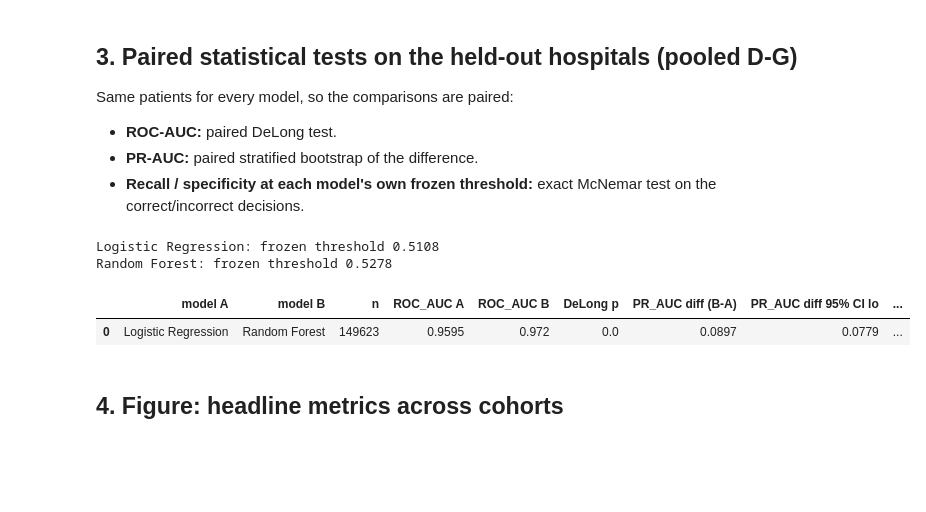
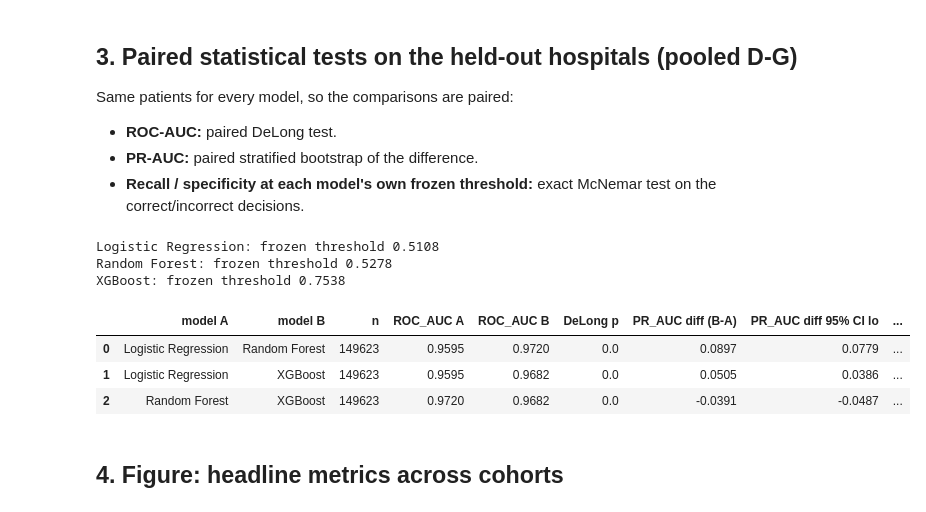
Before and after one commit to aree22-hafeez/LeukoGuard_Project, a Jupyter notebook: notebooks/08_Final_Model_Comparison.ipynb, the cells around one changed output. Drawn from its saved outputs; the diff is of its cells as text; code cells hidden in the pictures; blank space fills up the shorter version.

```diff
--- a/notebooks/08_Final_Model_Comparison.ipynb
+++ b/notebooks/08_Final_Model_Comparison.ipynb
@@ -106,35 +108,42 @@ OOF_FILES = {"Logistic Regression": (PRED_DIR / "lr_raw71_oof_development.csv",
              "Random Forest": (PRED_DIR / "rf_oof_development.csv", "p_oof"),
              "XGBoost": (PRED_DIR / "xgb_oof_development.csv", "p_oof")}
 THRESHOLDS = {}
 for name in available:
     oof_path, pcol = OOF_FILES[name]
     o = pd.read_csv(oof_path)
     THRESHOLDS[name] = threshold_for_recall(o["y"], o[pcol], 0.90)
     print(f"{name}: frozen threshold {THRESHOLDS[name]:.4f}")
 
 pair_rows = []
 names = available
 for i, a in enumerate(names):
     for b in names[i + 1:]:
-        common = preds[a].index.intersection(preds[b].index)
+        common = preds[a].index
+        if not common.is_unique or not preds[b].index.is_unique or set(common) != set(preds[b].index):
+            raise ValueError(f"{a} and {b} must contain the same unique held-out record IDs.")
         ya = preds[a].loc[common, "y"].to_numpy().astype(int)
+        if not np.array_equal(ya, preds[b].loc[common, "y"].to_numpy().astype(int)):
+            raise ValueError(f"{a} and {b} disagree on held-out labels.")
         pa, pb = preds[a].loc[common, "p"].to_numpy(), preds[b].loc[common, "p"].to_numpy()
         auc_a, auc_b, z, p_roc = delong_test(ya, pa, pb)
         d_pr, lo, hi, p_pr = bootstrap_diff(ya, pa, pb, average_precision_score, n_boot=N_BOOT)
         b_only_a, b_only_b, p_mc = mcnemar(ya, (pa >= THRESHOLDS[a]).astype(int), (pb >= THRESHOLDS[b]).astype(int))
         pair_rows.append({"model A": a, "model B": b, "n": len(common),
                           "ROC_AUC A": auc_a, "ROC_AUC B": auc_b, "DeLong p": p_roc,
                           "PR_AUC diff (B-A)": d_pr, "PR_AUC diff 95% CI lo": lo, "PR_AUC diff 95% CI hi": hi,
                           "bootstrap p": p_pr,
                           "McNemar: only A right": b_only_a, "McNemar: only B right": b_only_b, "McNemar p": p_mc})
 pairs = pd.DataFrame(pair_rows)
 pairs.to_csv(TAB_DIR / "FINAL_pairwise_tests_heldout_DG.csv", index=False)
 display(pairs.round(4))
 # %% [output]
 Logistic Regression: frozen threshold 0.5108
 Random Forest: frozen threshold 0.5278
+XGBoost: frozen threshold 0.7538
 |  | model A | model B | n | ROC_AUC A | ROC_AUC B | DeLong p | PR_AUC diff (B-A) | PR_AUC diff 95% CI lo | ... |
-| 0 | Logistic Regression | Random Forest | 149623 | 0.9595 | 0.972 | 0.0 | 0.0897 | 0.0779 | ... |
+| 0 | Logistic Regression | Random Forest | 149623 | 0.9595 | 0.9720 | 0.0 | 0.0897 | 0.0779 | ... |
+| 1 | Logistic Regression | XGBoost | 149623 | 0.9595 | 0.9682 | 0.0 | 0.0505 | 0.0386 | ... |
+| 2 | Random Forest | XGBoost | 149623 | 0.9720 | 0.9682 | 0.0 | -0.0391 | -0.0487 | ... |
 # %% [markdown]
 ## 4. Figure: headline metrics across cohorts
 # %%
```
Also changed, not shown: parts of 4 cells of this notebook, 8 other files.
